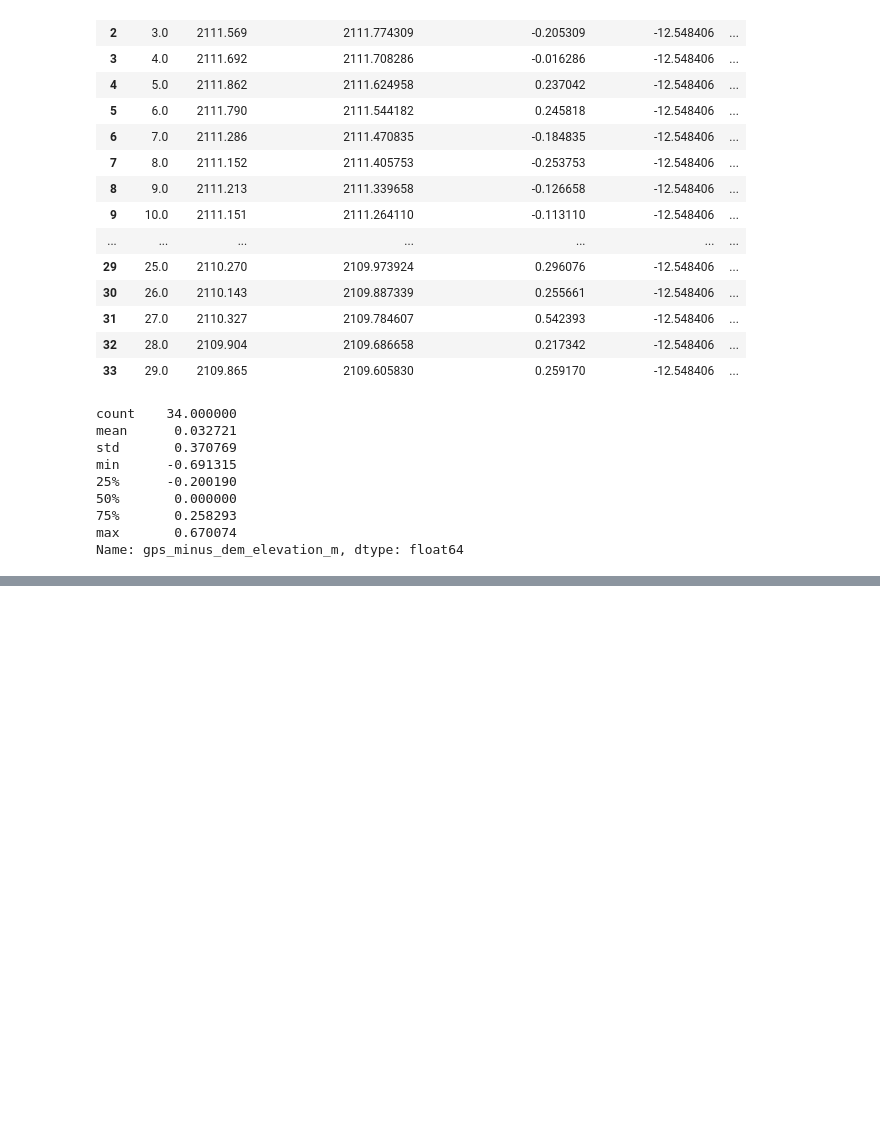
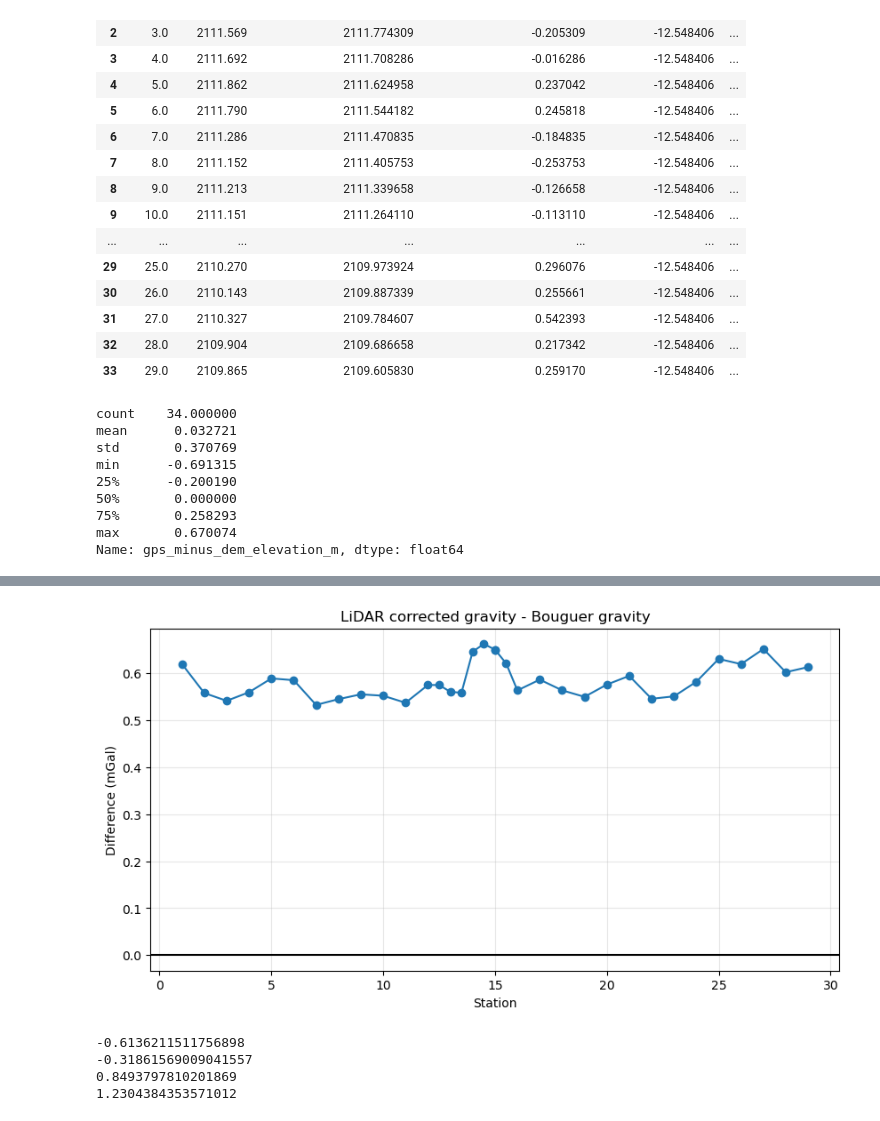
Before and after one commit to tessamurphy16/Geophysical-Characterization-of-the-Historic-Onyx-Mine-in-Steamboat-Springs-CO.-, a Jupyter notebook: notebooks/WORKING ipynb files/Gravity_LiDAR_Terrain_Corrections.ipynb, the cells around one changed output, grey strips where cells are left out. Drawn from its saved outputs; the diff is of its cells as text; code cells hidden in the pictures; blank space fills up the shorter version.

```diff
--- a/notebooks/WORKING ipynb files/Gravity_LiDAR_Terrain_Corrections.ipynb
+++ b/notebooks/WORKING ipynb files/Gravity_LiDAR_Terrain_Corrections.ipynb
@@ -446,0 +496,30 @@ Saved: /Users/tessamurphy/work/classes/GPGN486/Geophysical-Characterization-of-t
+# %%
+plt.figure(figsize=(10,5))
+
+diff = (
+    out["gravity_harmonica_lidar_corrected_mgal"]
+    - out["gravity_final_mgal"]
+)
+
+plt.plot(out["station"], diff, "o-")
+plt.axhline(0, color="k")
+
+plt.xlabel("Station")
+plt.ylabel("Difference (mGal)")
+plt.title("LiDAR corrected gravity - Bouguer gravity")
+plt.grid(True, alpha=0.3)
+
+plt.show()
+# %% [output]
+[figure, added]
+# %%
+print(out["harmonica_topography_effect_mgal"].min())
+print(out["harmonica_topography_effect_mgal"].max())
+
+print(out["gravity_harmonica_lidar_corrected_mgal"].min())
+print(out["gravity_harmonica_lidar_corrected_mgal"].max())
+# %% [output]
+-0.6136211511756898
+-0.31861569009041557
+0.8493797810201869
+1.2304384353571012
```
Also changed, not shown: parts of 10 cells of this notebook, 2 other files.
